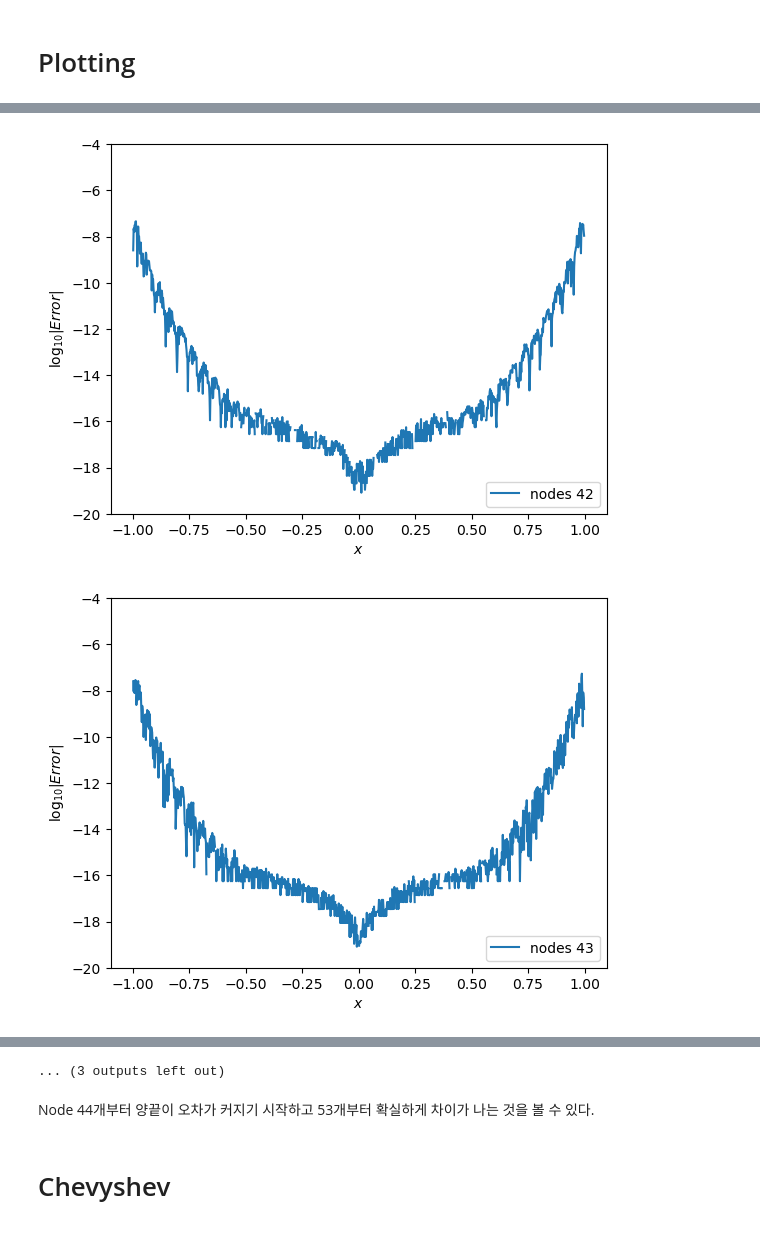
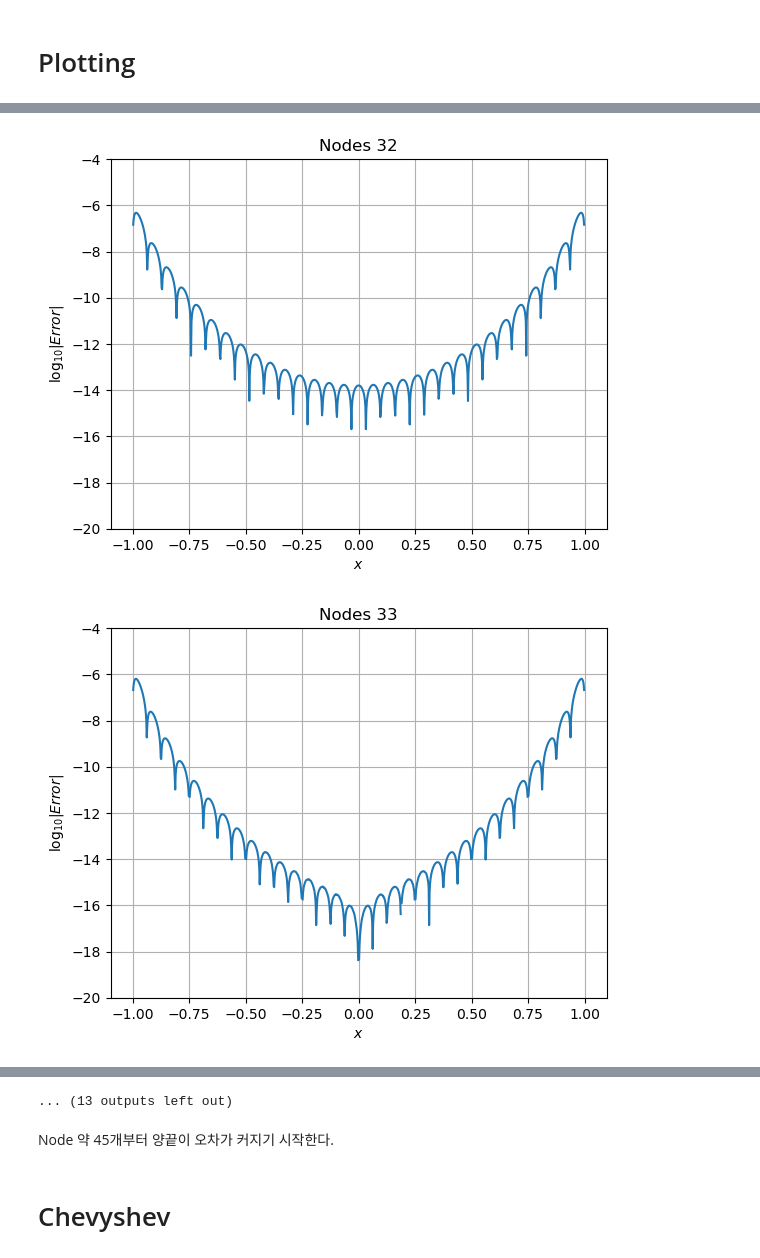
Before and after one commit to byeolla/science_dnn, a Jupyter notebook: 2019310729 Jaehoon Yoo MTH3033HW4.ipynb, the cells around one changed output, grey strips where cells are left out. Drawn from its saved outputs; the diff is of its cells as text; code cells hidden in the pictures.

```diff
--- a/2019310729 Jaehoon Yoo MTH3033HW4.ipynb
+++ b/2019310729 Jaehoon Yoo MTH3033HW4.ipynb
@@ -42,7 +38,7 @@ def interp_plotter(xnodes, fnodes, xquery, ftrue, c):
     plt.plot(xquery, np.ma.log10(np.abs(ftrue - finterp)), label=f"nodes {xnodes.size}", c=c)
     plt.xlabel("$x$")
     plt.ylabel("$\log_{10}|Error|$")
-    # plt.ylim(-20, -4)
+    plt.grid(True)
     # plt.show()
 
 def interp_plotter1(xnodes, fnodes, xquery, ftrue, c, label):
@@ -50,7 +46,7 @@ def interp_plotter1(xnodes, fnodes, xquery, ftrue, c, label):
     plt.plot(xquery, np.ma.log10(np.abs(ftrue - finterp)), label=label, c=c)
     plt.xlabel("$x$")
     plt.ylabel("$\log_{10}|Error|$")
-    # plt.ylim(-20, -4)
+    plt.grid(True)
     # plt.show()
 # %%
 for i, c in zip(range(1, 6), (f"C{k}" for k in range(0, 10))):
@@ -65,10 +61,11 @@ plt.show()
 # %%
-for i in range(0, 15):
-    xnodes = np.linspace(-1, 1, 41+i)
+for i in range(0, 25):
+    xnodes = np.linspace(-1, 1, 31+i)
     fnodes = f1(xnodes)
 
     interp_plotter(xnodes, fnodes, xquery, ftrue, c=None)
     plt.ylim(-20, -4)
-    plt.legend(loc=4)
+    # plt.legend(loc=4)
+    plt.title(f"Nodes {xnodes.size}")
     plt.show()
 # %% [output]
@@ -76,2 +73,2 @@ for i in range(0, 15):
-[figure, old version]
+[figure, new version]
-[figure, old version]
+[figure, new version]
@@ -87,6 +84,6 @@ for i in range(0, 15):
-... (3 outputs left out)
+... (13 outputs left out)
-# %% [markdown]
-Node 44개부터 양끝이 오차가 커지기 시작하고 53개부터 확실하게 차이가 나는 것을 볼 수 있다.
+# %% [markdown]
+Node 약 45개부터 양끝이 오차가 커지기 시작한다.
 # %% [markdown]
 # Chevyshev
 # %%
```
Also changed, not shown: parts of 5 cells of this notebook.
